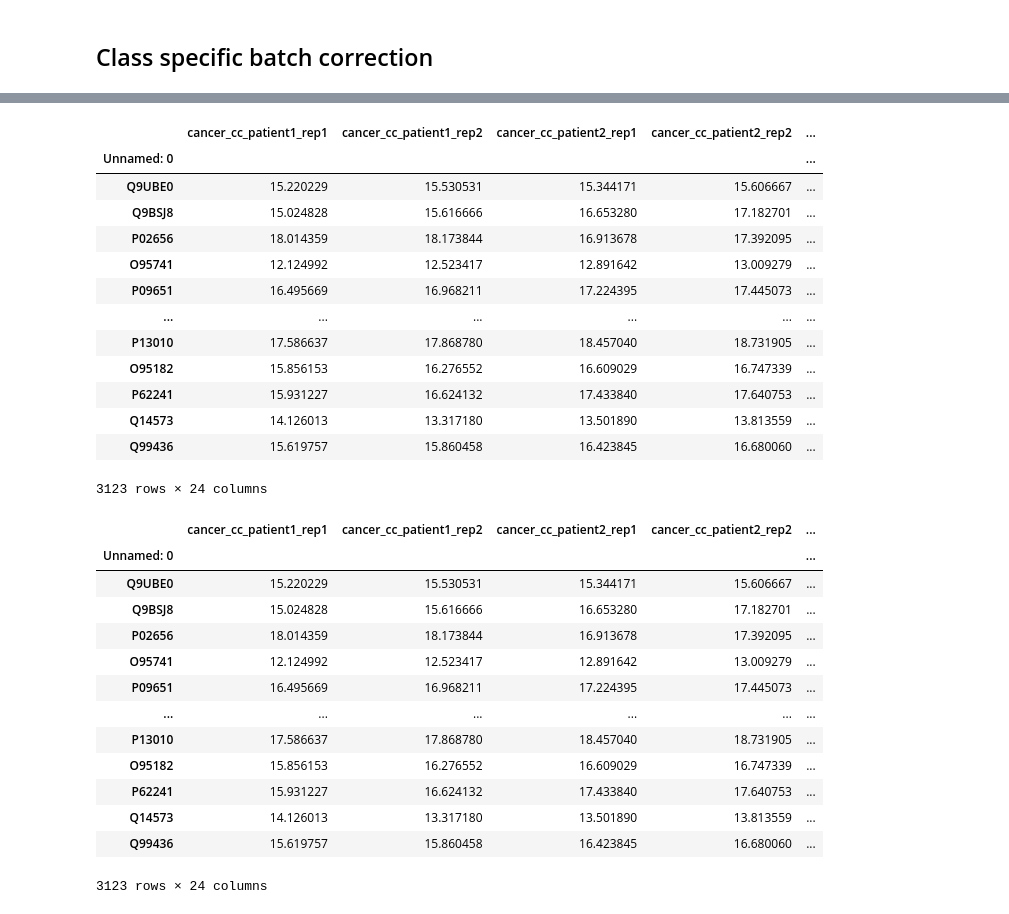
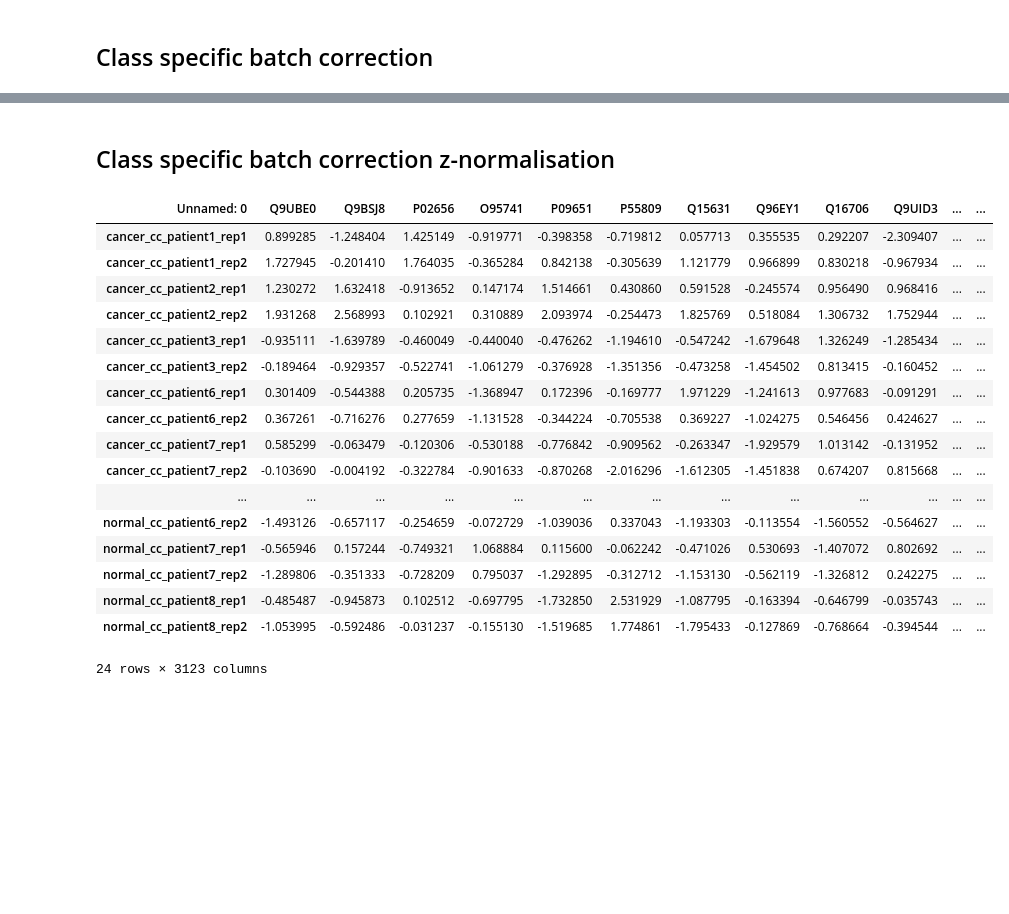
Before and after one commit to kaipengl/biodatascience, a Jupyter notebook: RCdataanalysis with quantile normalisation.ipynb, the cells around one changed output, grey strips where cells are left out. Saved outputs shown, nothing was run; the diff lists cells and outputs as text; code cells hidden in the pictures; blank space fills up the shorter version.

```diff
--- a/RCdataanalysis with quantile normalisation.ipynb
+++ b/RCdataanalysis with quantile normalisation.ipynb
@@ -1046,35 +1066,36 @@ Adjusting the Data
-# %%
-df_merge = pd.concat([df_cancer_bc, df_control_bc], axis = 1)
-df_merge
-# %% [output]
-|  | cancer_cc_patient1_rep1 | cancer_cc_patient1_rep2 | cancer_cc_patient2_rep1 | cancer_cc_patient2_rep2 | ... |
-| Unnamed: 0 |  |  |  |  | ... |
-| Q9UBE0 | 15.220229 | 15.530531 | 15.344171 | 15.606667 | ... |
-| Q9BSJ8 | 15.024828 | 15.616666 | 16.653280 | 17.182701 | ... |
-| P02656 | 18.014359 | 18.173844 | 16.913678 | 17.392095 | ... |
-| O95741 | 12.124992 | 12.523417 | 12.891642 | 13.009279 | ... |
-| P09651 | 16.495669 | 16.968211 | 17.224395 | 17.445073 | ... |
-| ... | ... | ... | ... | ... | ... |
-| P13010 | 17.586637 | 17.868780 | 18.457040 | 18.731905 | ... |
-| O95182 | 15.856153 | 16.276552 | 16.609029 | 16.747339 | ... |
-| P62241 | 15.931227 | 16.624132 | 17.433840 | 17.640753 | ... |
-| Q14573 | 14.126013 | 13.317180 | 13.501890 | 13.813559 | ... |
-| Q99436 | 15.619757 | 15.860458 | 16.423845 | 16.680060 | ... |
-3123 rows × 24 columns
-# %%
-df_merge
-# %% [output]
-|  | cancer_cc_patient1_rep1 | cancer_cc_patient1_rep2 | cancer_cc_patient2_rep1 | cancer_cc_patient2_rep2 | ... |
-| Unnamed: 0 |  |  |  |  | ... |
-| Q9UBE0 | 15.220229 | 15.530531 | 15.344171 | 15.606667 | ... |
-| Q9BSJ8 | 15.024828 | 15.616666 | 16.653280 | 17.182701 | ... |
-| P02656 | 18.014359 | 18.173844 | 16.913678 | 17.392095 | ... |
-| O95741 | 12.124992 | 12.523417 | 12.891642 | 13.009279 | ... |
-| P09651 | 16.495669 | 16.968211 | 17.224395 | 17.445073 | ... |
-| ... | ... | ... | ... | ... | ... |
-| P13010 | 17.586637 | 17.868780 | 18.457040 | 18.731905 | ... |
-| O95182 | 15.856153 | 16.276552 | 16.609029 | 16.747339 | ... |
-| P62241 | 15.931227 | 16.624132 | 17.433840 | 17.640753 | ... |
-| Q14573 | 14.126013 | 13.317180 | 13.501890 | 13.813559 | ... |
-| Q99436 | 15.619757 | 15.860458 | 16.423845 | 16.680060 | ... |
-3123 rows × 24 columns
+# %% [markdown]
+## Class specific batch correction z-normalisation
+# %%
+#main aim of this block is to perform z-normalisation through patients: correct way
+#apply z-normalisation on transposed featuretable
+def z_score(df):
+    # copy the dataframe
+    df_std = df.copy()
+    # apply the z-score method
+    for column in df_std.columns:
+        df_std[column] = (df_std[column] - df_std[column].mean()) / df_std[column].std()
+
+    return df_std
+
+#z normalise the non-batch corrected data
+class_specific_merge = z_score(df_merge.T)
+class_specific_merge
+# %% [output]
+| Unnamed: 0 | Q9UBE0 | Q9BSJ8 | P02656 | O95741 | P09651 | P55809 | Q15631 | Q96EY1 | Q16706 | Q9UID3 | ... | ... |
+| cancer_cc_patient1_rep1 | 0.899285 | -1.248404 | 1.425149 | -0.919771 | -0.398358 | -0.719812 | 0.057713 | 0.355535 | 0.292207 | -2.309407 | ... | ... |
+| cancer_cc_patient1_rep2 | 1.727945 | -0.201410 | 1.764035 | -0.365284 | 0.842138 | -0.305639 | 1.121779 | 0.966899 | 0.830218 | -0.967934 | ... | ... |
+| cancer_cc_patient2_rep1 | 1.230272 | 1.632418 | -0.913652 | 0.147174 | 1.514661 | 0.430860 | 0.591528 | -0.245574 | 0.956490 | 0.968416 | ... | ... |
+| cancer_cc_patient2_rep2 | 1.931268 | 2.568993 | 0.102921 | 0.310889 | 2.093974 | -0.254473 | 1.825769 | 0.518084 | 1.306732 | 1.752944 | ... | ... |
+| cancer_cc_patient3_rep1 | -0.935111 | -1.639789 | -0.460049 | -0.440040 | -0.476262 | -1.194610 | -0.547242 | -1.679648 | 1.326249 | -1.285434 | ... | ... |
+| cancer_cc_patient3_rep2 | -0.189464 | -0.929357 | -0.522741 | -1.061279 | -0.376928 | -1.351356 | -0.473258 | -1.454502 | 0.813415 | -0.160452 | ... | ... |
+| cancer_cc_patient6_rep1 | 0.301409 | -0.544388 | 0.205735 | -1.368947 | 0.172396 | -0.169777 | 1.971229 | -1.241613 | 0.977683 | -0.091291 | ... | ... |
+| cancer_cc_patient6_rep2 | 0.367261 | -0.716276 | 0.277659 | -1.131528 | -0.344224 | -0.705538 | 0.369227 | -1.024275 | 0.546456 | 0.424627 | ... | ... |
+| cancer_cc_patient7_rep1 | 0.585299 | -0.063479 | -0.120306 | -0.530188 | -0.776842 | -0.909562 | -0.263347 | -1.929579 | 1.013142 | -0.131952 | ... | ... |
+| cancer_cc_patient7_rep2 | -0.103690 | -0.004192 | -0.322784 | -0.901633 | -0.870268 | -2.016296 | -1.612305 | -1.451838 | 0.674207 | 0.815668 | ... | ... |
+| ... | ... | ... | ... | ... | ... | ... | ... | ... | ... | ... | ... | ... |
+| normal_cc_patient6_rep2 | -1.493126 | -0.657117 | -0.254659 | -0.072729 | -1.039036 | 0.337043 | -1.193303 | -0.113554 | -1.560552 | -0.564627 | ... | ... |
+| normal_cc_patient7_rep1 | -0.565946 | 0.157244 | -0.749321 | 1.068884 | 0.115600 | -0.062242 | -0.471026 | 0.530693 | -1.407072 | 0.802692 | ... | ... |
+| normal_cc_patient7_rep2 | -1.289806 | -0.351333 | -0.728209 | 0.795037 | -1.292895 | -0.312712 | -1.153130 | -0.562119 | -1.326812 | 0.242275 | ... | ... |
+| normal_cc_patient8_rep1 | -0.485487 | -0.945873 | 0.102512 | -0.697795 | -1.732850 | 2.531929 | -1.087795 | -0.163394 | -0.646799 | -0.035743 | ... | ... |
+| normal_cc_patient8_rep2 | -1.053995 | -0.592486 | -0.031237 | -0.155130 | -1.519685 | 1.774861 | -1.795433 | -0.127869 | -0.768664 | -0.394544 | ... | ... |
+24 rows × 3123 columns
```
Also changed, not shown: parts of 26 cells of this notebook.
